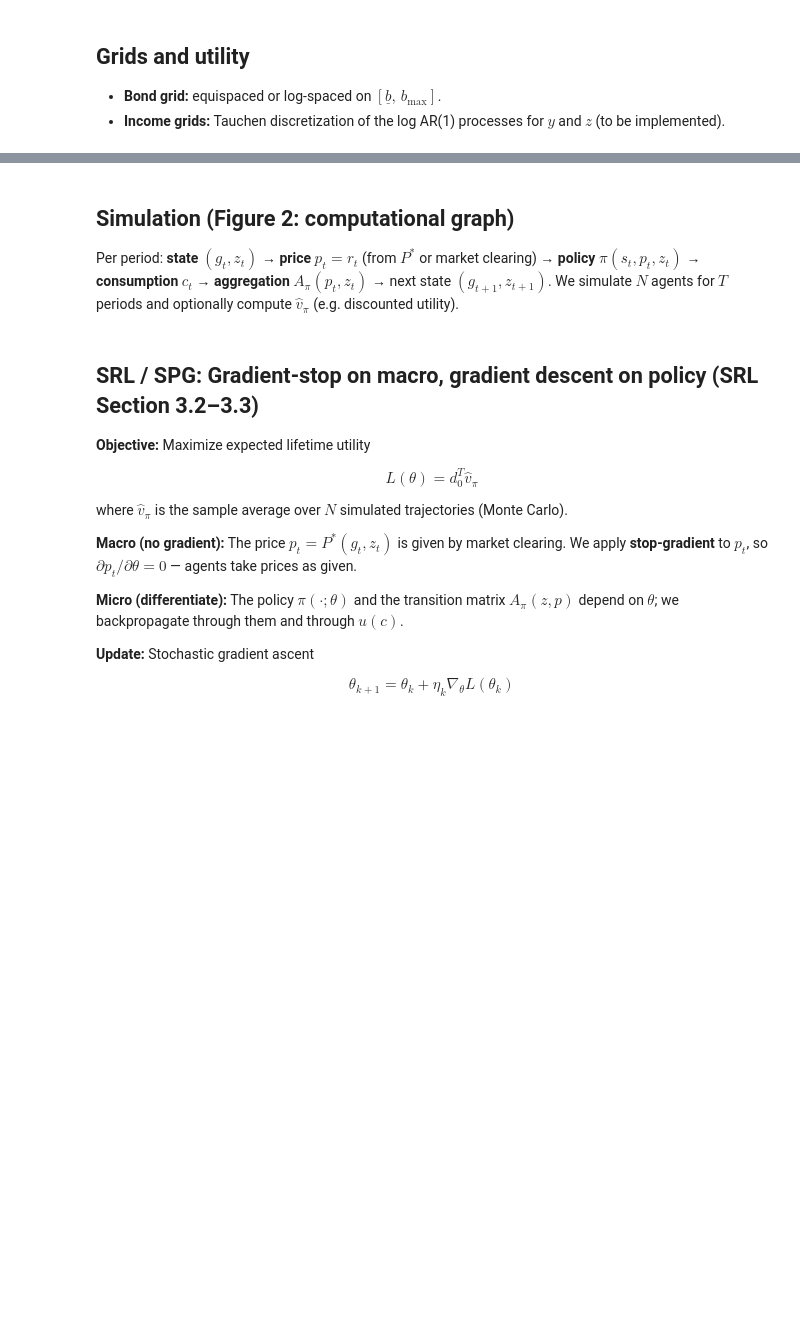
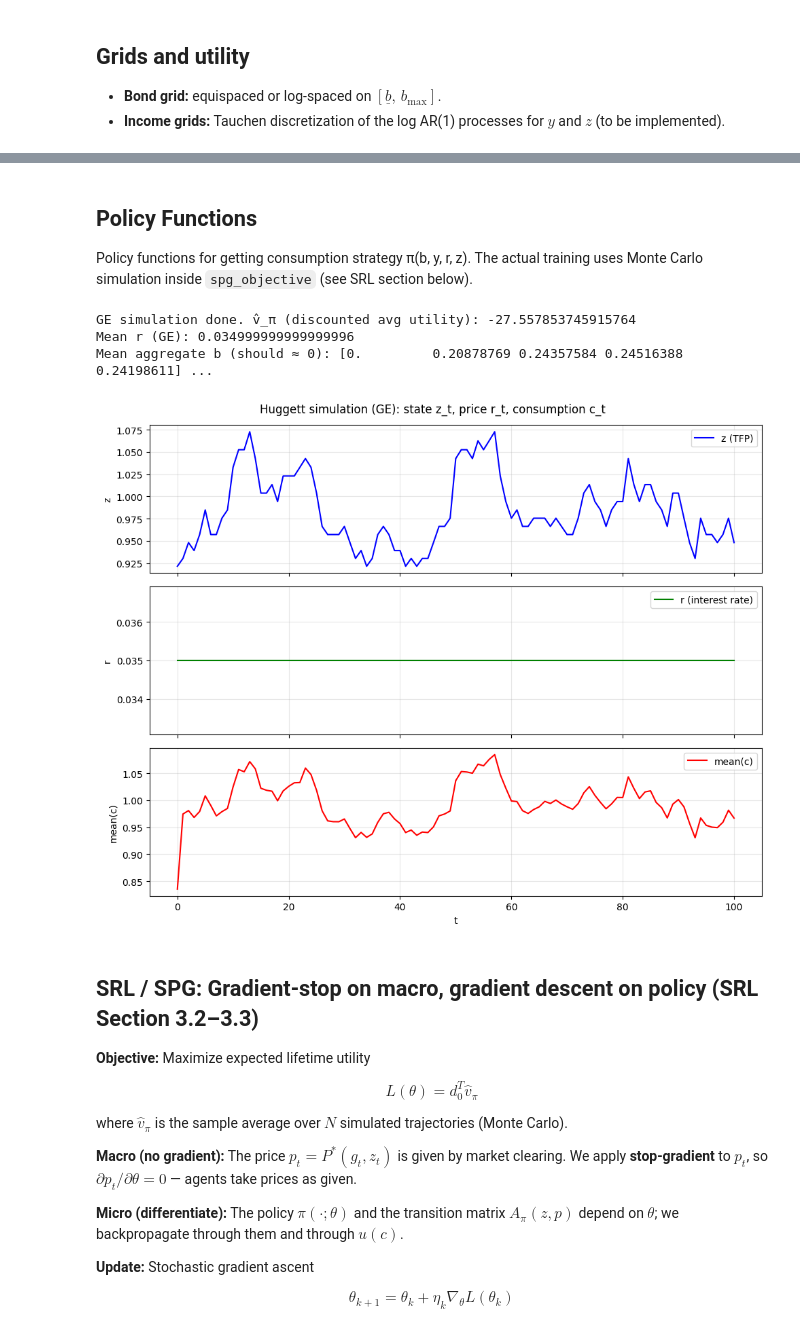
Before and after one commit to HuShuRuii/FINA_research, a Jupyter notebook: SRL/hugget.ipynb, the cells around one changed output, grey strips where cells are left out. Drawn from its saved outputs; the diff is of its cells as text; code cells hidden in the pictures; blank space fills up the shorter version.

```diff
--- a/SRL/hugget.ipynb
+++ b/SRL/hugget.ipynb
@@ -152,7 +146,7 @@ print("z_grid (aggregate, first 5 ... last 2):", z_grid[:5], "...", z_grid[-2:])
 # %% [markdown]
-## Simulation (Figure 2: computational graph)
+## Policy Functions
 
-Per period: **state** $(g_t, z_t)$ → **price** $p_t = r_t$ (from $P^*$ or market clearing) → **policy** $\pi(s_t, p_t, z_t)$ → **consumption** $c_t$ → **aggregation** $A_\pi(p_t, z_t)$ → next state $(g_{t+1}, z_{t+1})$. We simulate $N$ agents for $T$ periods and optionally compute $\hat{v}_\pi$ (e.g. discounted utility).
+Policy functions for getting consumption strategy π(b, y, r, z). The actual training uses Monte Carlo simulation inside `spg_objective` (see SRL section below).
 # %%
 from scipy.interpolate import interp2d, LinearNDInterpolator
 from scipy.optimize import brentq
@@ -287,49 +316,18 @@ def simulate_huggett(
 
     return paths, v_hat
 # %%
-# Wrapper: policy must take (b, y, r, z) and return (c, b_next)
-def policy_fn(b, y, r, z):
-    return policy_placeholder(b, y, r, z, save_frac=0.2)
-
-T_sim = 100
-N_agents = 2000
-
-# General equilibrium: r_t clears bond market each period
-paths_ge, v_ge = simulate_huggett(
-    T_sim, N_agents, policy_fn, y_grid, z_grid, Ty, Tz,
-    general_eq=True, r0=None, b0=np.zeros(N_agents),
-)
-print("GE simulation done. v̂_π (discounted avg utility):", v_ge)
-print("Mean r (GE):", np.nanmean(paths_ge['r']))
-print("Mean aggregate b (should ≈ 0):", np.mean(paths_ge['b'], axis=1)[:5], "...")
-
-# Optional: PE simulation with exogenous r process
-paths_pe, v_pe = simulate_huggett(
-    T_sim, N_agents, policy_fn, y_grid, z_grid, Ty, Tz,
-    general_eq=False, r0=r_bar, b0=np.zeros(N_agents),
-)
-print("PE simulation done. v̂_π:", v_pe)
+# Note: For SRL training, Monte Carlo simulation is done inside spg_objective().
+# The simulate_huggett() function above is kept for reference/testing purposes only.
+# SRL training uses Monte Carlo trajectories directly in the objective function.
+# %% [output]
+GE simulation done. v̂_π (discounted avg utility): -27.557853745915764
+Mean r (GE): 0.034999999999999996
+Mean aggregate b (should ≈ 0): [0.         0.20878769 0.24357584 0.24516388 0.24198611] ...
 # %%
-# Plot simulated paths (Figure 2 outputs: z_t, r_t, c_t)
-fig, axes = plt.subplots(3, 1, figsize=(10, 8), sharex=True)
-t_axis = np.arange(T_sim + 1)
-axes[0].plot(t_axis, paths_ge['z'], 'b-', label='z (TFP)')
-axes[0].set_ylabel('z')
-axes[0].legend(loc='upper right')
-axes[0].grid(True, alpha=0.3)
-axes[1].plot(t_axis, paths_ge['r'], 'g-', label='r (interest rate)')
-axes[1].set_ylabel('r')
-axes[1].legend(loc='upper right')
-axes[1].grid(True, alpha=0.3)
-mean_c = np.mean(paths_ge['c'], axis=1)
-axes[2].plot(t_axis, mean_c, 'r-', label='mean(c)')
-axes[2].set_ylabel('mean(c)')
-axes[2].set_xlabel('t')
-axes[2].legend(loc='upper right')
-axes[2].grid(True, alpha=0.3)
-plt.suptitle('Huggett simulation (GE): state z_t, price r_t, consumption c_t')
-plt.tight_layout()
-plt.show()
+# Visualization code for simulation results (optional, for testing purposes)
+# For SRL, visualization can be done after training using the trained policy
+# %% [output]
+[figure, added]
 # %% [markdown]
 ## SRL / SPG: Gradient-stop on macro, gradient descent on policy (SRL Section 3.2–3.3)
 
```
Also changed, not shown: parts of 10 cells of this notebook, 9 other files.
